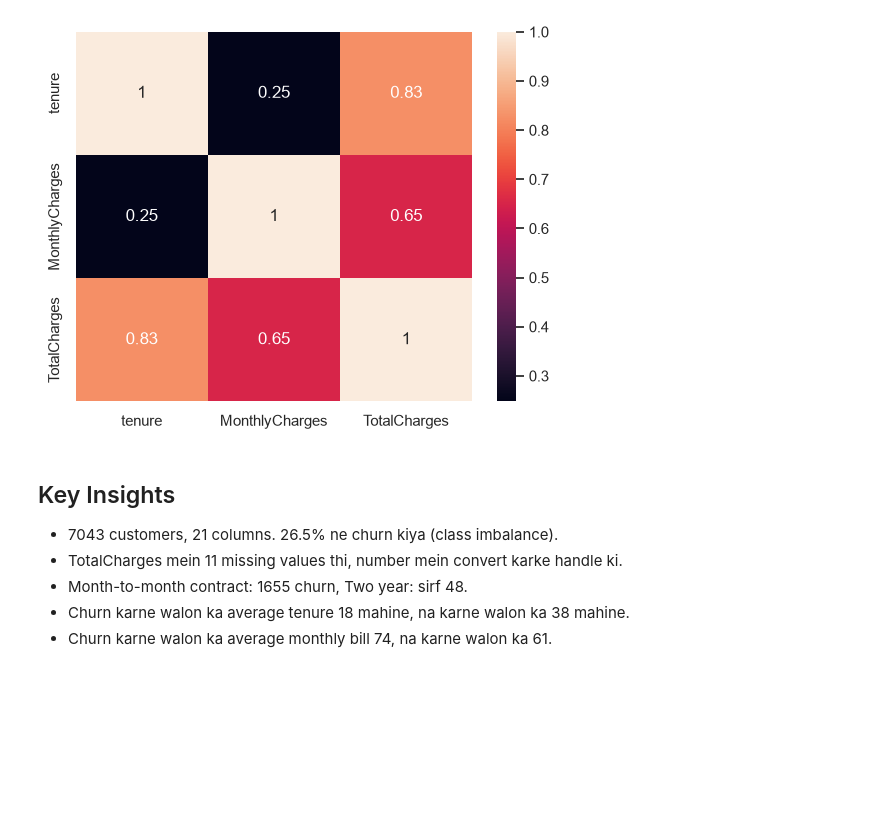
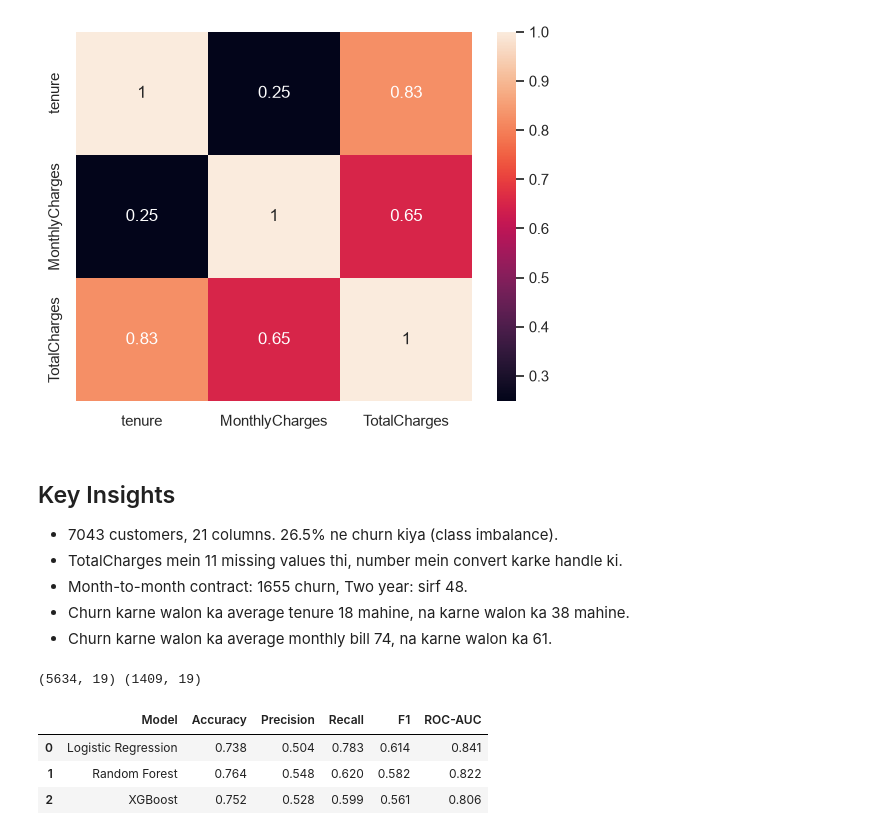
Before and after one commit to tanishavala2005-wq/ml-pipeline, a Jupyter notebook: notebooks/01_eda.ipynb, the cells around one changed output. Drawn from its saved outputs; the diff is of its cells as text; code cells hidden in the pictures; blank space fills up the shorter version.

```diff
--- a/notebooks/01_eda.ipynb
+++ b/notebooks/01_eda.ipynb
@@ -124,3 +124,77 @@ TotalCharges    0.82588        0.651065      1.000000
 - Month-to-month contract: 1655 churn, Two year: sirf 48.
 - Churn karne walon ka average tenure 18 mahine, na karne walon ka 38 mahine.
 - Churn karne walon ka average monthly bill 74, na karne walon ka 61.
+# %%
+from sklearn.model_selection import train_test_split
+from sklearn.pipeline import Pipeline
+from sklearn.compose import ColumnTransformer
+from sklearn.impute import SimpleImputer
+from sklearn.preprocessing import StandardScaler, OneHotEncoder
+
+df_model = df.drop("customerID", axis=1)
+df_model["Churn"] = df_model["Churn"].map({"No": 0, "Yes": 1})
+
+X = df_model.drop("Churn", axis=1)
+y = df_model["Churn"]
+
+X_train, X_test, y_train, y_test = train_test_split(
+    X, y, test_size=0.2, random_state=42, stratify=y
+)
+
+num_cols = ["SeniorCitizen", "tenure", "MonthlyCharges", "TotalCharges"]
+cat_cols = [c for c in X.columns if c not in num_cols]
+
+num_pipe = Pipeline([
+    ("imputer", SimpleImputer(strategy="median")),
+    ("scaler", StandardScaler())
+])
+
+preprocessor = ColumnTransformer([
+    ("num", num_pipe, num_cols),
+    ("cat", OneHotEncoder(handle_unknown="ignore"), cat_cols)
+])
+
+print(X_train.shape, X_test.shape)
+# %% [output]
+(5634, 19) (1409, 19)
+# %%
+from sklearn.linear_model import LogisticRegression
+from sklearn.ensemble import RandomForestClassifier
+from xgboost import XGBClassifier
+from sklearn.metrics import accuracy_score, precision_score, recall_score, f1_score, roc_auc_score
+
+def train_and_score(name, model):
+    pipe = Pipeline([("prep", preprocessor), ("model", model)])
+    pipe.fit(X_train, y_train)
+    pred = pipe.predict(X_test)
+    proba = pipe.predict_proba(X_test)[:, 1]
+    return {
+        "Model": name,
+        "Accuracy": round(accuracy_score(y_test, pred), 3),
+        "Precision": round(precision_score(y_test, pred), 3),
+        "Recall": round(recall_score(y_test, pred), 3),
+        "F1": round(f1_score(y_test, pred), 3),
+        "ROC-AUC": round(roc_auc_score(y_test, proba), 3),
+    }
+# %%
+results = []
+
+results.append(train_and_score(
+    "Logistic Regression",
+    LogisticRegression(max_iter=1000, class_weight="balanced")))
+
+results.append(train_and_score(
+    "Random Forest",
+    RandomForestClassifier(n_estimators=200, class_weight="balanced", random_state=42)))
+
+ratio = (y_train == 0).sum() / (y_train == 1).sum()
+results.append(train_and_score(
+    "XGBoost",
+    XGBClassifier(n_estimators=200, scale_pos_weight=ratio, random_state=42)))
+
+pd.DataFrame(results)
+# %% [output]
+|  | Model | Accuracy | Precision | Recall | F1 | ROC-AUC |
+| 0 | Logistic Regression | 0.738 | 0.504 | 0.783 | 0.614 | 0.841 |
+| 1 | Random Forest | 0.764 | 0.548 | 0.620 | 0.582 | 0.822 |
+| 2 | XGBoost | 0.752 | 0.528 | 0.599 | 0.561 | 0.806 |
```
Also changed, not shown: parts of 6 cells of this notebook.
